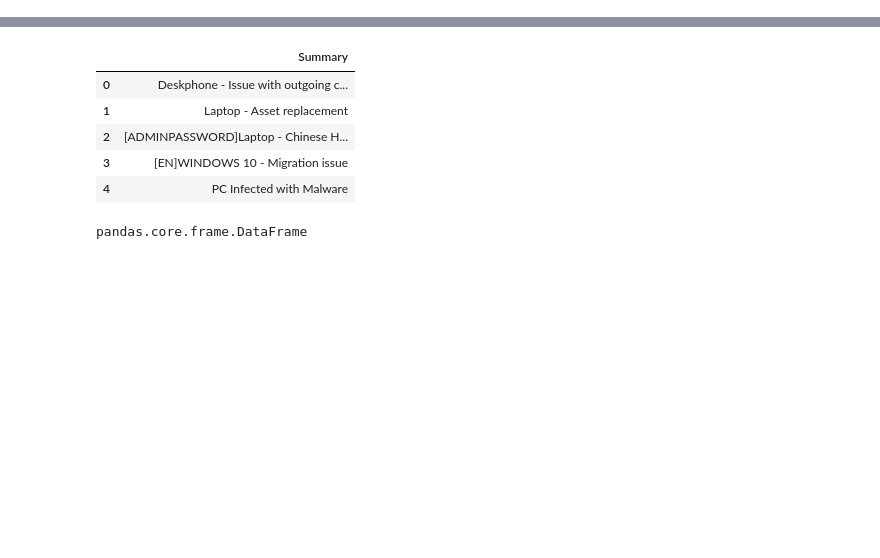
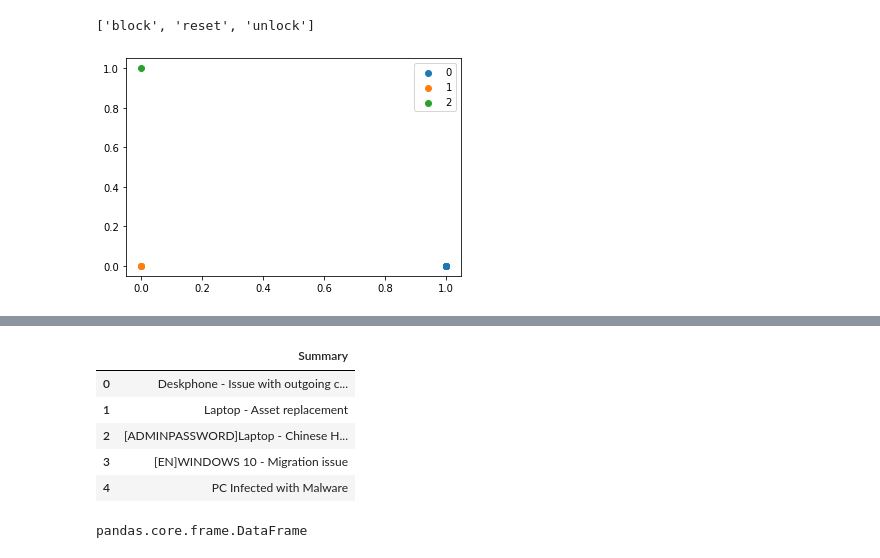
Before and after one commit to ayaz-ncr/100ml, a Jupyter notebook: 10_ticket_text_clustering.ipynb, the cells around one changed output, grey strips where cells are left out. Saved outputs shown, nothing was run; the diff lists cells and outputs as text; code cells hidden in the pictures; blank space fills up the shorter version.

```diff
--- a/10_ticket_text_clustering.ipynb
+++ b/10_ticket_text_clustering.ipynb
@@ -14,0 +144,5 @@ import pandas as pd
+# %%
+from sklearn.cluster import KMeans
+true_k = 3
+model = KMeans(n_clusters=true_k, init='k-means++', max_iter=100, n_init=1)
+model.fit(X)
@@ -14,0 +177,18 @@ import pandas as pd
+# %%
+vectorizer.get_feature_names()
+# %% [output]
+['block', 'reset', 'unlock']
+# %%
+#predict the labels of clusters.
+label = model.fit_predict(X)
+
+#Getting unique labels
+u_labels = np.unique(label)
+
+#plotting the results:
+for i in u_labels:
+    plt.scatter(X[label == i , 0] , X[label == i , 1] , label = i)
+plt.legend()
+plt.show()
+# %% [output]
+[figure, added]
```
Also changed, not shown: parts of 20 cells of this notebook.
